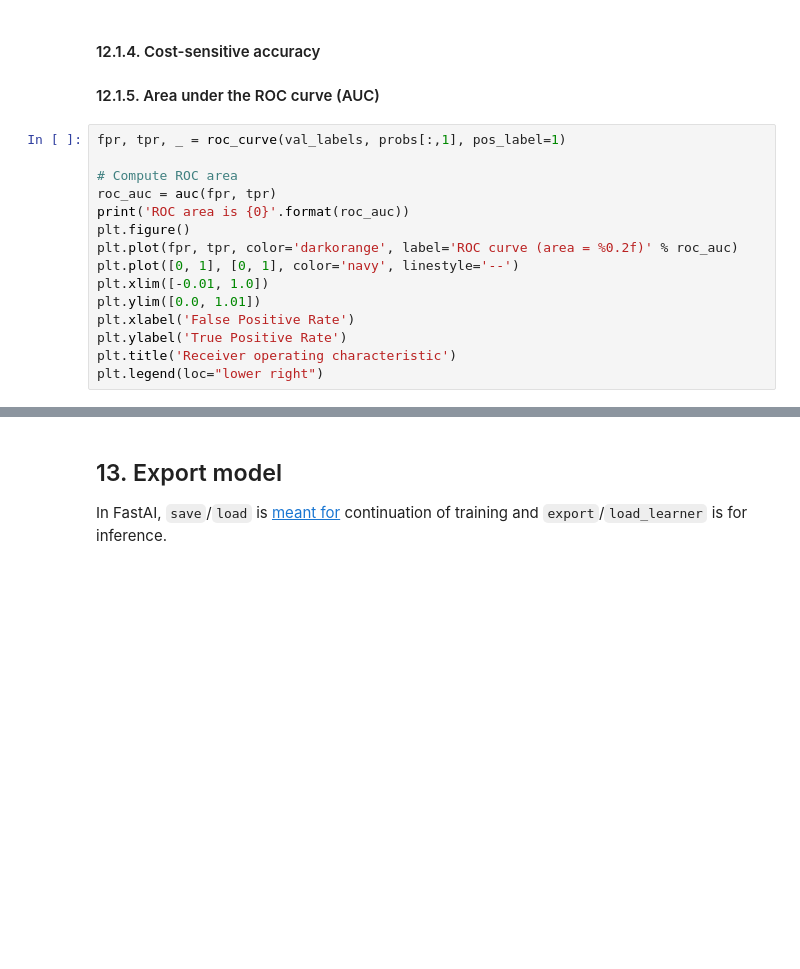
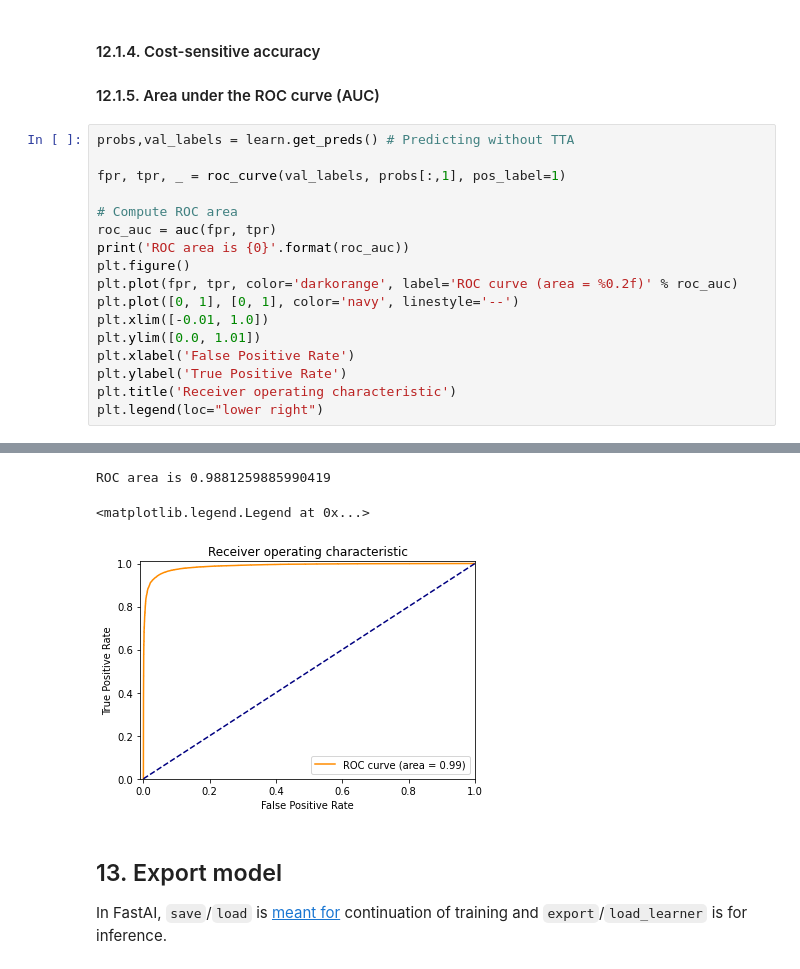
Before and after one commit to qomhmd/kaggler, a Jupyter notebook: histopathologic-cancer-detection-fastai-v2-7-9.ipynb, the cells around one changed output, grey strips where cells are left out. Saved outputs shown, nothing was run; the diff lists cells and outputs as text; blank space fills up the shorter version.

```diff
--- a/histopathologic-cancer-detection-fastai-v2-7-9.ipynb
+++ b/histopathologic-cancer-detection-fastai-v2-7-9.ipynb
@@ -259,6 +274,8 @@ print(f"Accuracy: {(confusion_matrix_['tp'] + confusion_matrix_['tn'])/(confusio
 #### 12.1.4. Cost-sensitive accuracy
 #### 12.1.5. Area under the ROC curve (AUC)
 # %%
+probs,val_labels = learn.get_preds() # Predicting without TTA
+
 fpr, tpr, _ = roc_curve(val_labels, probs[:,1], pos_label=1)
 
 # Compute ROC area
@@ -273,3 +290,4 @@ plt.xlabel('False Positive Rate')
 plt.ylabel('True Positive Rate')
 plt.title('Receiver operating characteristic')
 plt.legend(loc="lower right")
+# %% [output]
@@ -276,3 +295,6 @@ plt.legend(loc="lower right")
+ROC area is 0.9881259885990419
+<matplotlib.legend.Legend at 0x...>
+[figure, added]
 # %% [markdown]
 ## 13. Export model
 In FastAI, `save`/`load` is [meant for](https://forums.fast.ai/t/saving-and-loading-data-and-models/32464/9?u=qodrinzo) continuation of training and `export`/`load_learner` is for inference.
```
Also changed, not shown: parts of 17 cells of this notebook.
